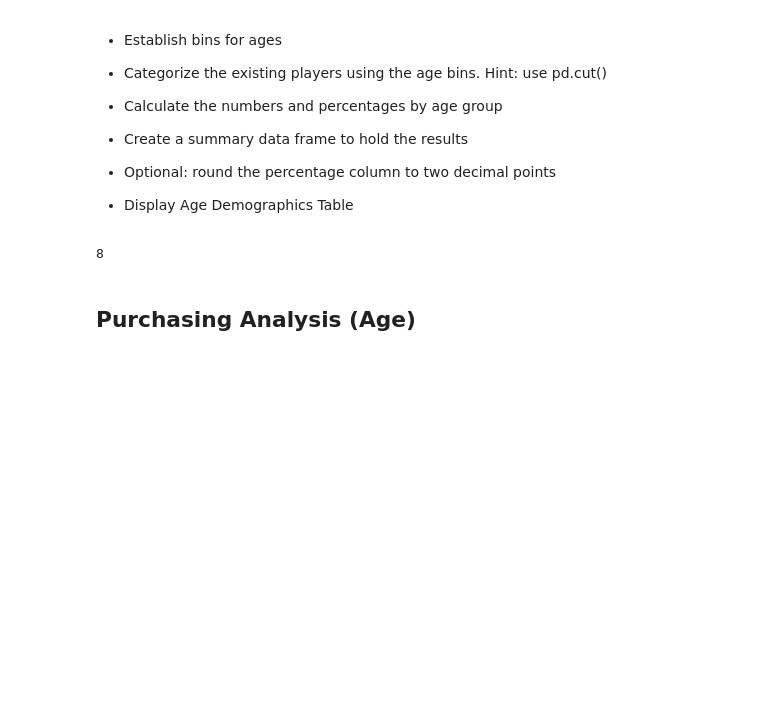
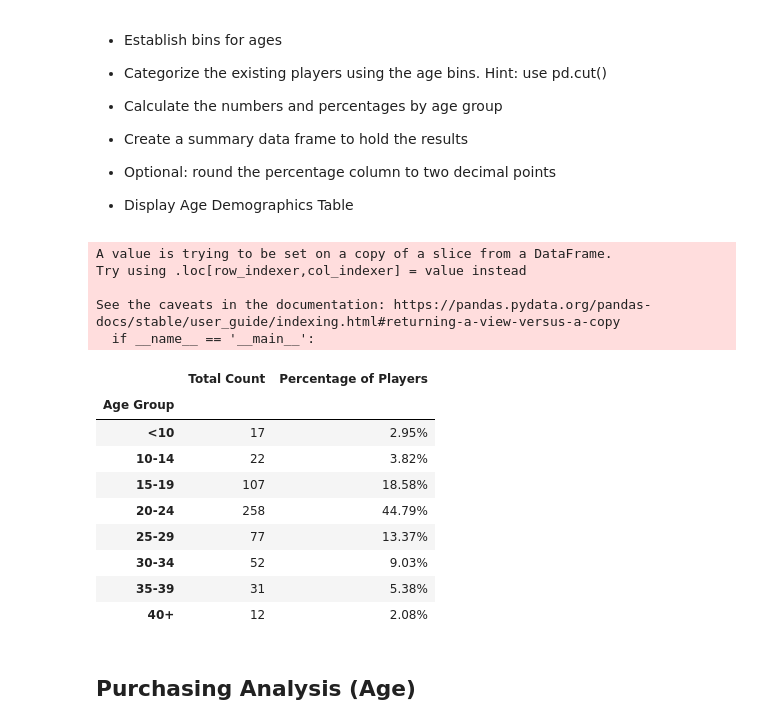
Before and after one commit to JWatson1102/pandas-challenge, a Jupyter notebook: HeroesOfPymoli/HeroesOfPymoli_starter.ipynb, the cells around one changed output. Drawn from its saved outputs; the diff is of its cells as text; code cells hidden in the pictures; blank space fills up the shorter version.

```diff
--- a/HeroesOfPymoli/HeroesOfPymoli_starter.ipynb
+++ b/HeroesOfPymoli/HeroesOfPymoli_starter.ipynb
@@ -215,11 +177,48 @@ gender_analysis
 
 
 * Display Age Demographics Table
-# %%
-ages = [0, 9, 14, 19, 24, 29, 34, 39,100]
-age_ranges = ['<10','10-14','15-19','20-24','25-29','30-34','35-39','40+']
-# %% [output]
-8
+# %%
+#establishes lists for use with bins
+ages = [0, 9, 14, 19, 24, 29, 34, 39,100]
+age_ranges = ['<10','10-14','15-19','20-24','25-29','30-34','35-39','40+']
+
+#creates a data frame with only the Age series
+player_ages_info = (player_info_df[['Age']])
+
+#uses bins to create a new series and label each user based on their age range
+player_ages_info['Age Group'] = pd.cut(player_ages_info['Age'],ages,labels=age_ranges,include_lowest=True)
+
+#groups the players by age group and
+#gets the count of how many people are in each group
+age_demos = player_ages_info.groupby('Age Group')
+age_demos = age_demos.count()
+
+#rename the column to reflect the data
+age_demos = age_demos.rename(columns={'Age':'Total Count'})
+
+#calulates the percentage of the player base each age group occupies
+age_demos['Percentage of Players'] = (age_demos['Total Count']/player_count)*100
+
+#formats the data
+age_demos['Percentage of Players'] = age_demos['Percentage of Players'].map('{:.2f}%'.format)
+
+age_demos
+# %% [output]
+A value is trying to be set on a copy of a slice from a DataFrame.
+Try using .loc[row_indexer,col_indexer] = value instead
+
+See the caveats in the documentation: https://pandas.pydata.org/pandas-docs/stable/user_guide/indexing.html#returning-a-view-versus-a-copy
+  if __name__ == '__main__':
+|  | Total Count | Percentage of Players |
+| Age Group |  |  |
+| <10 | 17 | 2.95% |
+| 10-14 | 22 | 3.82% |
+| 15-19 | 107 | 18.58% |
+| 20-24 | 258 | 44.79% |
+| 25-29 | 77 | 13.37% |
+| 30-34 | 52 | 9.03% |
+| 35-39 | 31 | 5.38% |
+| 40+ | 12 | 2.08% |
 # %% [markdown]
 ## Purchasing Analysis (Age)
 # %% [markdown]
```
Also changed, not shown: parts of 9 cells of this notebook.
